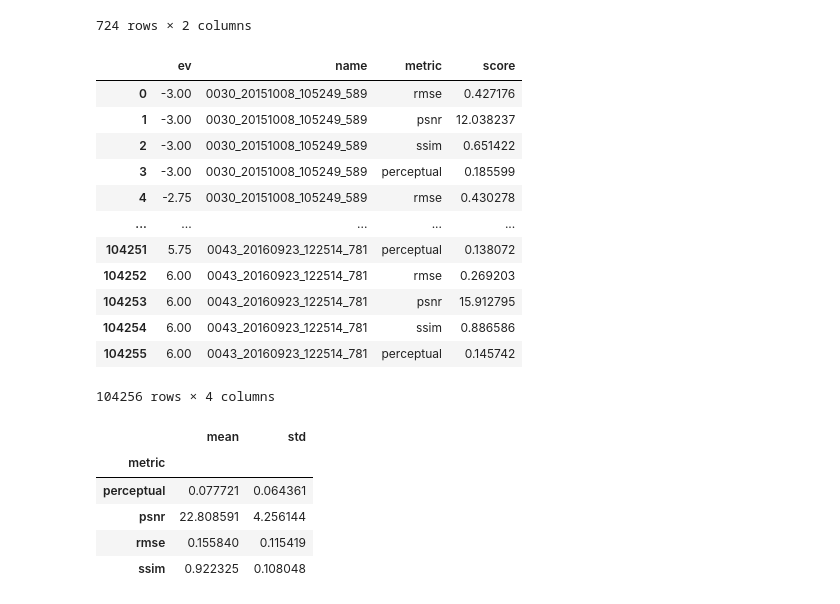
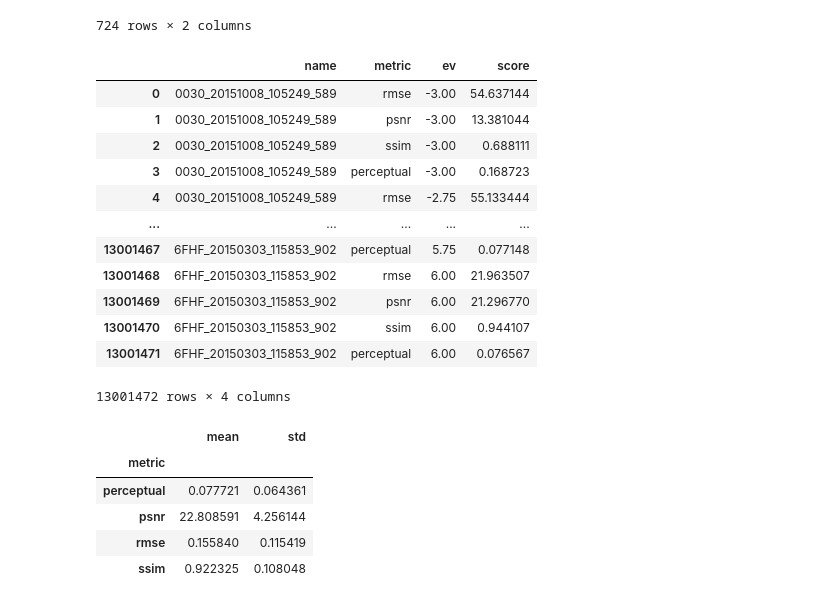
Before and after one commit to smsegal/DHDRNet, a Jupyter notebook: dhdrnet/notebooks/NN Evals.ipynb, the cells around one changed output. Drawn from its saved outputs; the diff is of its cells as text; code cells hidden in the pictures.

```diff
--- a/dhdrnet/notebooks/NN Evals.ipynb
+++ b/dhdrnet/notebooks/NN Evals.ipynb
@@ -385,25 +385,30 @@ res_df
 724 rows × 2 columns
 # %%
 score_df = (
-    pd.read_csv(ROOT_DIR / "precomputed_data" / "store_test_2020-10-18.csv")
-    .drop(columns=["Unnamed: 0", "ev1"])
+    pd.read_csv(ROOT_DIR / "precomputed_data" / "store_2020-10-27.csv")
+    .drop(columns=["ev1"])
     .rename(columns={"ev2": "ev"})
 )
+test_names = pd.read_csv(ROOT_DIR / "precomputed_data" / "test_current.csv")
+
+score_df = score_df.set_index("name")
+score_df = score_df.loc[score_df.index.intersection(test_names["names"])]
+score_df = score_df.reset_index()
 score_df
 # %% [output]
-|  | ev | name | metric | score |
-| 0 | -3.00 | 0030_20151008_105249_589 | rmse | 0.427176 |
-| 1 | -3.00 | 0030_20151008_105249_589 | psnr | 12.038237 |
-| 2 | -3.00 | 0030_20151008_105249_589 | ssim | 0.651422 |
-| 3 | -3.00 | 0030_20151008_105249_589 | perceptual | 0.185599 |
-| 4 | -2.75 | 0030_20151008_105249_589 | rmse | 0.430278 |
+|  | name | metric | ev | score |
+| 0 | 0030_20151008_105249_589 | rmse | -3.00 | 54.637144 |
+| 1 | 0030_20151008_105249_589 | psnr | -3.00 | 13.381044 |
+| 2 | 0030_20151008_105249_589 | ssim | -3.00 | 0.688111 |
+| 3 | 0030_20151008_105249_589 | perceptual | -3.00 | 0.168723 |
+| 4 | 0030_20151008_105249_589 | rmse | -2.75 | 55.133444 |
 | ... | ... | ... | ... | ... |
-| 104251 | 5.75 | 0043_20160923_122514_781 | perceptual | 0.138072 |
-| 104252 | 6.00 | 0043_20160923_122514_781 | rmse | 0.269203 |
-| 104253 | 6.00 | 0043_20160923_122514_781 | psnr | 15.912795 |
-| 104254 | 6.00 | 0043_20160923_122514_781 | ssim | 0.886586 |
-| 104255 | 6.00 | 0043_20160923_122514_781 | perceptual | 0.145742 |
+| 13001467 | 6FHF_20150303_115853_902 | perceptual | 5.75 | 0.077148 |
+| 13001468 | 6FHF_20150303_115853_902 | rmse | 6.00 | 21.963507 |
+| 13001469 | 6FHF_20150303_115853_902 | psnr | 6.00 | 21.296770 |
+| 13001470 | 6FHF_20150303_115853_902 | ssim | 6.00 | 0.944107 |
+| 13001471 | 6FHF_20150303_115853_902 | perceptual | 6.00 | 0.076567 |
-104256 rows × 4 columns
+13001472 rows × 4 columns
 # %%
 def get_score_inds(df, score_df):
     score_inds = []
```
Also changed, not shown: parts of 3 cells of this notebook, 5 other files.
